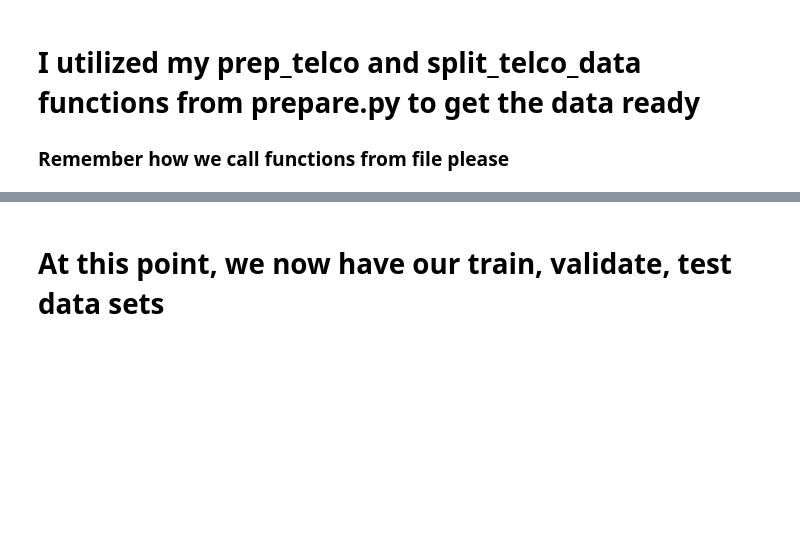
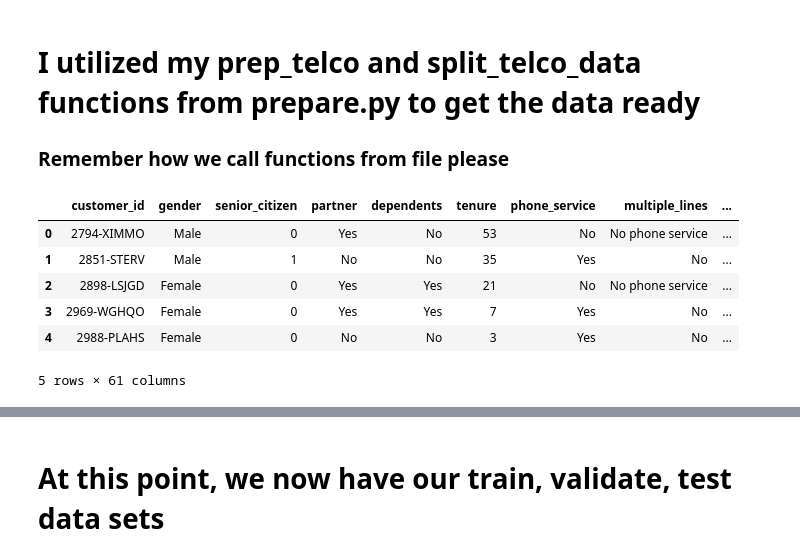
Before and after one commit to brianclements03/regression_exercises, a Jupyter notebook: explore_telco.ipynb, the cells around one changed output, grey strips where cells are left out. Cells and saved outputs as stored; diff of their text form; code cells hidden in the pictures; blank space fills up the shorter version.

```diff
--- a/explore_telco.ipynb
+++ b/explore_telco.ipynb
@@ -70,3 +72,12 @@ telco.describe()
 # %%
 # take note of how we had to call the prepare.py file here
 telco = prepare.prep_telco(telco)
+telco.head()
+# %% [output]
+|  | customer_id | gender | senior_citizen | partner | dependents | tenure | phone_service | multiple_lines | ... |
+| 0 | 2794-XIMMO | Male | 0 | Yes | No | 53 | No | No phone service | ... |
+| 1 | 2851-STERV | Male | 1 | No | No | 35 | Yes | No | ... |
+| 2 | 2898-LSJGD | Female | 0 | Yes | Yes | 21 | No | No phone service | ... |
+| 3 | 2969-WGHQO | Female | 0 | Yes | Yes | 7 | Yes | No | ... |
+| 4 | 2988-PLAHS | Female | 0 | No | No | 3 | Yes | No | ... |
+5 rows × 61 columns
```
Also changed, not shown: parts of 17 cells of this notebook, 1 other file.
